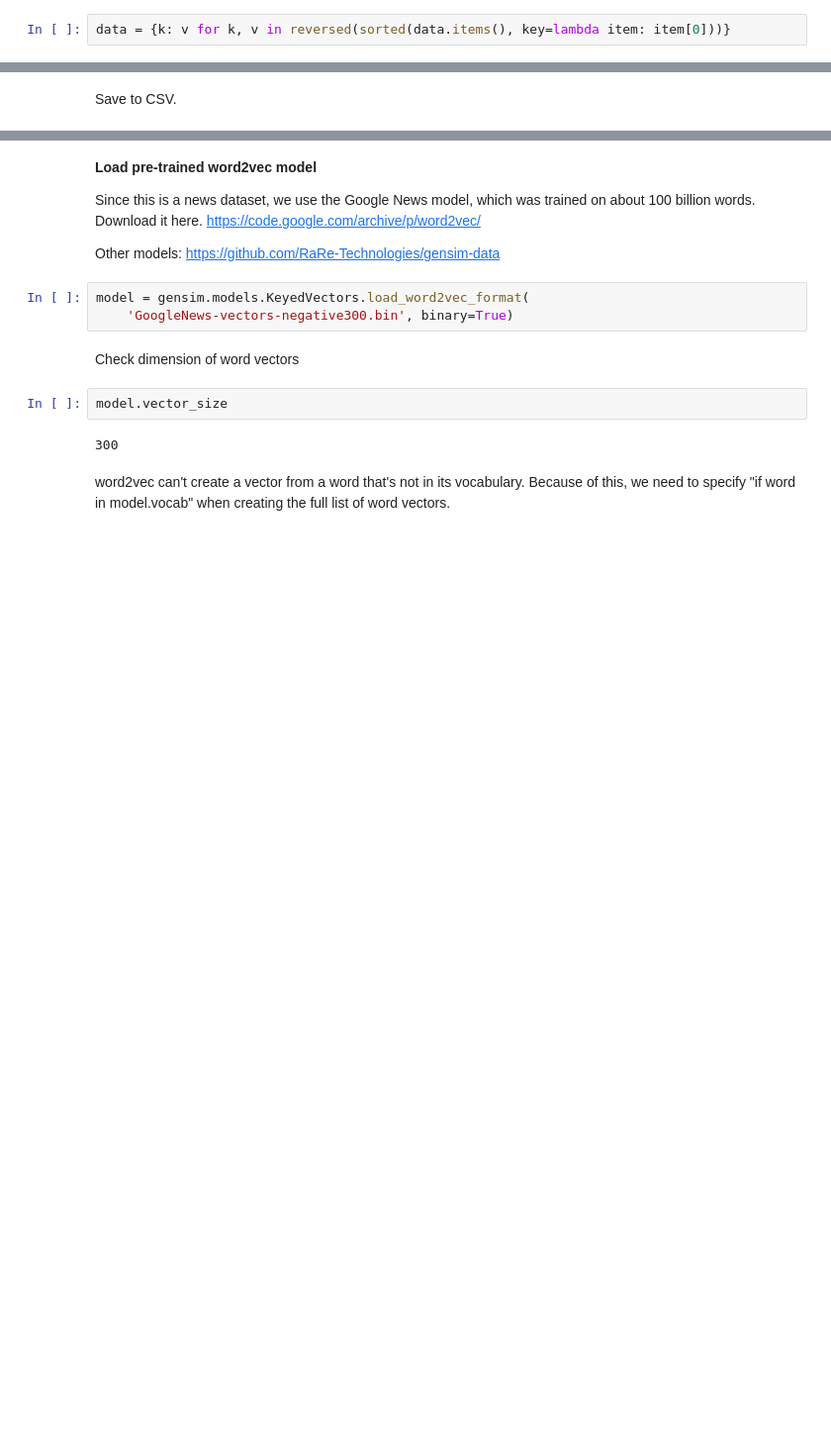
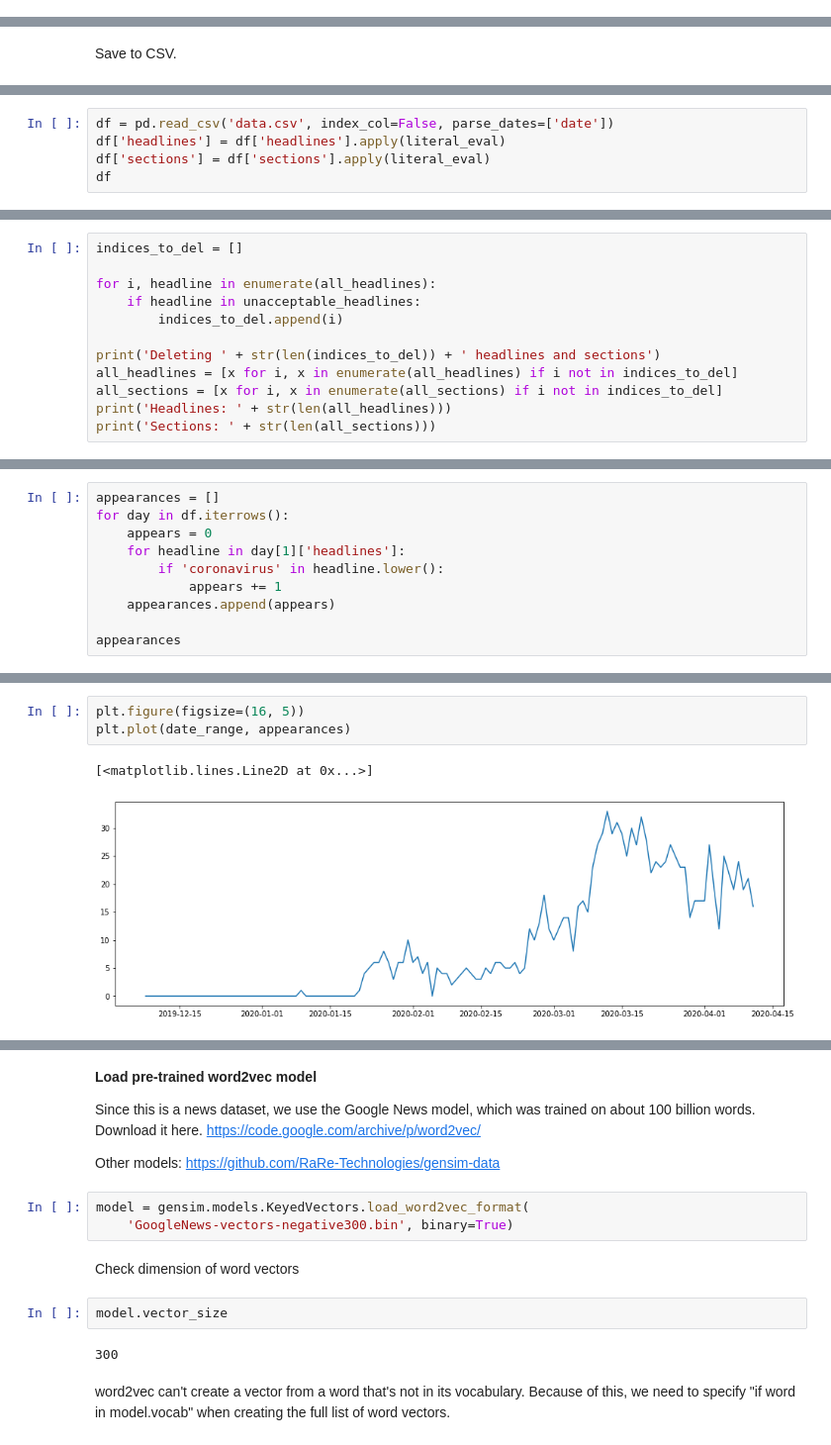
Before and after one commit to brienna/coronavirus-news-analysis, a Jupyter notebook: 2020_04_09_washington_post_scraper.ipynb, the cells around one changed output, grey strips where cells are left out. Shown at 99% size. Drawn from its saved outputs; the diff is of its cells as text; blank space fills up the shorter version.

Commit message:
Visualize how many times coronavirus appears in daily headlines

```diff
--- a/2020_04_09_washington_post_scraper.ipynb
+++ b/2020_04_09_washington_post_scraper.ipynb
@@ -204,2 +158,0 @@ True
-# %%
-data = {k: v for k, v in reversed(sorted(data.items(), key=lambda item: item[0]))}
@@ -534,0 +269,5 @@ Most papers are 11 words in length.
+# %%
+df = pd.read_csv('data.csv', index_col=False, parse_dates=['date'])
+df['headlines'] = df['headlines'].apply(literal_eval)
+df['sections'] = df['sections'].apply(literal_eval)
+df
@@ -534,0 +315,12 @@ Most papers are 11 words in length.
+# %%
+indices_to_del = []
+
+for i, headline in enumerate(all_headlines):
+    if headline in unacceptable_headlines:
+        indices_to_del.append(i)
+
+print('Deleting ' + str(len(indices_to_del)) + ' headlines and sections')
+all_headlines = [x for i, x in enumerate(all_headlines) if i not in indices_to_del]
+all_sections = [x for i, x in enumerate(all_sections) if i not in indices_to_del]
+print('Headlines: ' + str(len(all_headlines)))
+print('Sections: ' + str(len(all_sections)))
@@ -534,0 +349,10 @@ Most papers are 11 words in length.
+# %%
+appearances = []
+for day in df.iterrows():
+    appears = 0
+    for headline in day[1]['headlines']:
+        if 'coronavirus' in headline.lower():
+            appears += 1
+    appearances.append(appears)
+
+appearances
@@ -534,0 +377,6 @@ Most papers are 11 words in length.
+# %%
+plt.figure(figsize=(16, 5))
+plt.plot(date_range, appearances)
+# %% [output]
+[<matplotlib.lines.Line2D at 0x...>]
+[figure, added]
```
Also changed, not shown: parts of 85 cells of this notebook.
